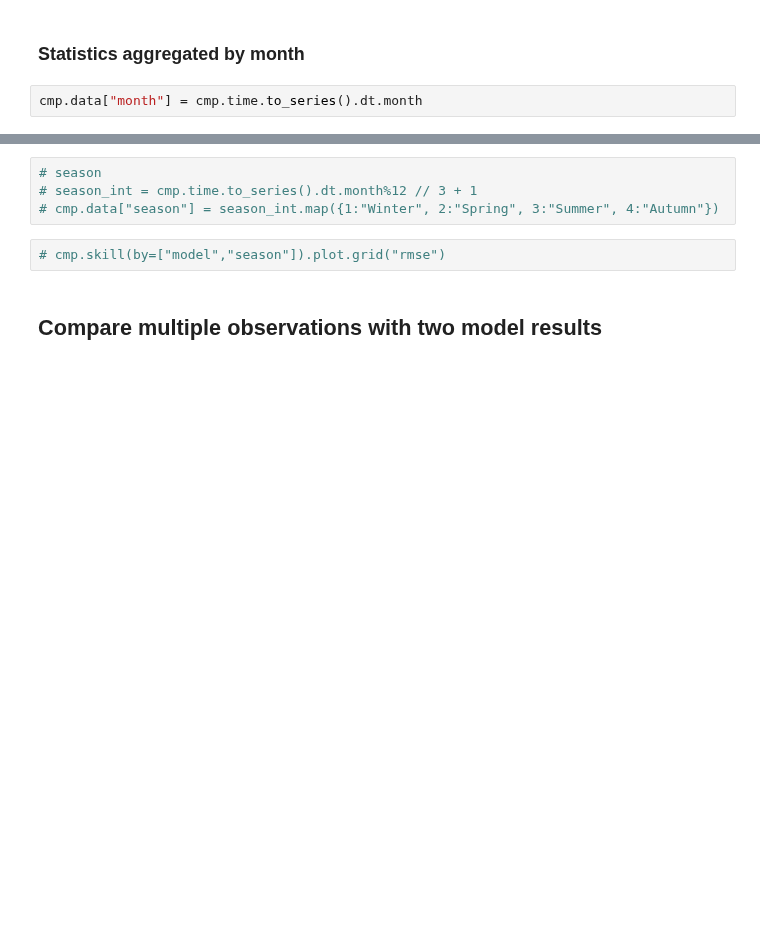
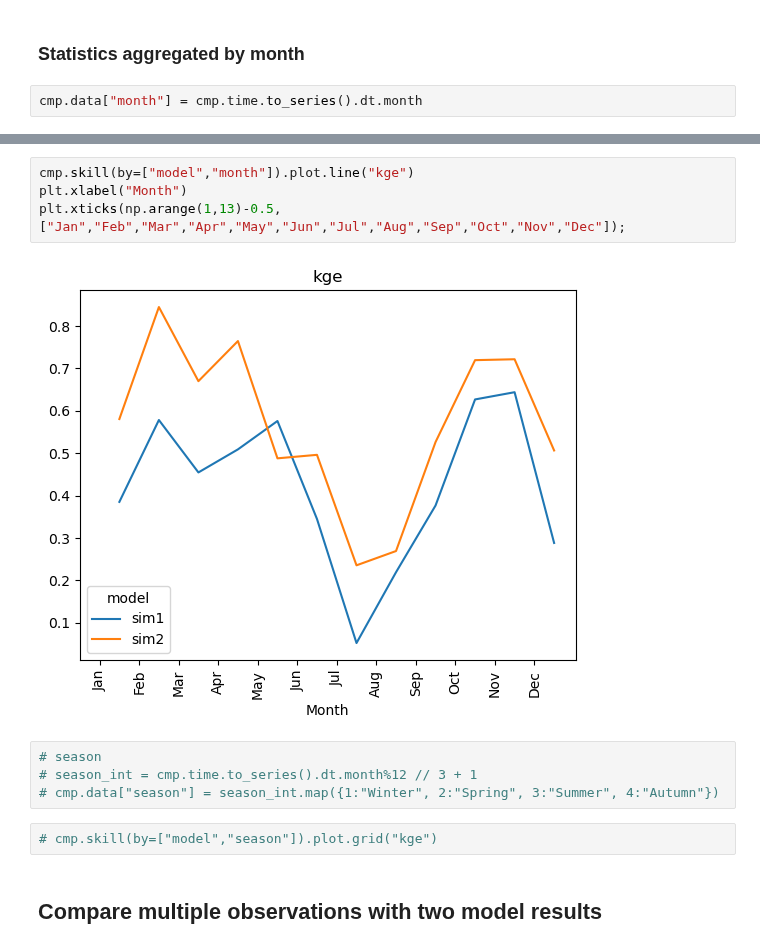
Before and after one commit to DHI/modelskill, a Jupyter notebook: notebooks/Hydrology_Vistula_Catchment.ipynb, the cells around one changed output, grey strips where cells are left out. Saved outputs shown, nothing was run; the diff lists cells and outputs as text; blank space fills up the shorter version.

```diff
--- a/notebooks/Hydrology_Vistula_Catchment.ipynb
+++ b/notebooks/Hydrology_Vistula_Catchment.ipynb
@@ -120,9 +123,15 @@ cmp.skill(by=["model","month"]) #.plot.bar("kge");
+# %%
+cmp.skill(by=["model","month"]).plot.line("kge")
+plt.xlabel("Month")
+plt.xticks(np.arange(1,13)-0.5, ["Jan","Feb","Mar","Apr","May","Jun","Jul","Aug","Sep","Oct","Nov","Dec"]);
+# %% [output]
+[figure, added]
 # %%
 # season
 # season_int = cmp.time.to_series().dt.month%12 // 3 + 1
 # cmp.data["season"] = season_int.map({1:"Winter", 2:"Spring", 3:"Summer", 4:"Autumn"})
 # %%
-# cmp.skill(by=["model","season"]).plot.grid("rmse")
+# cmp.skill(by=["model","season"]).plot.grid("kge")
 # %% [markdown]
 ## Compare multiple observations with two model results
 # %%
```
Also changed, not shown: parts of 9 cells of this notebook.
